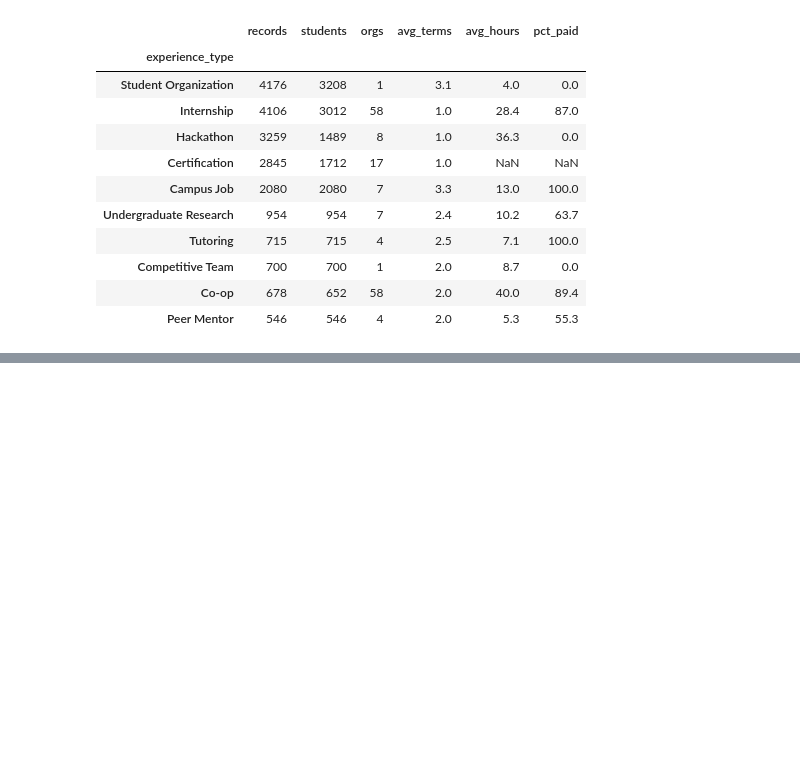
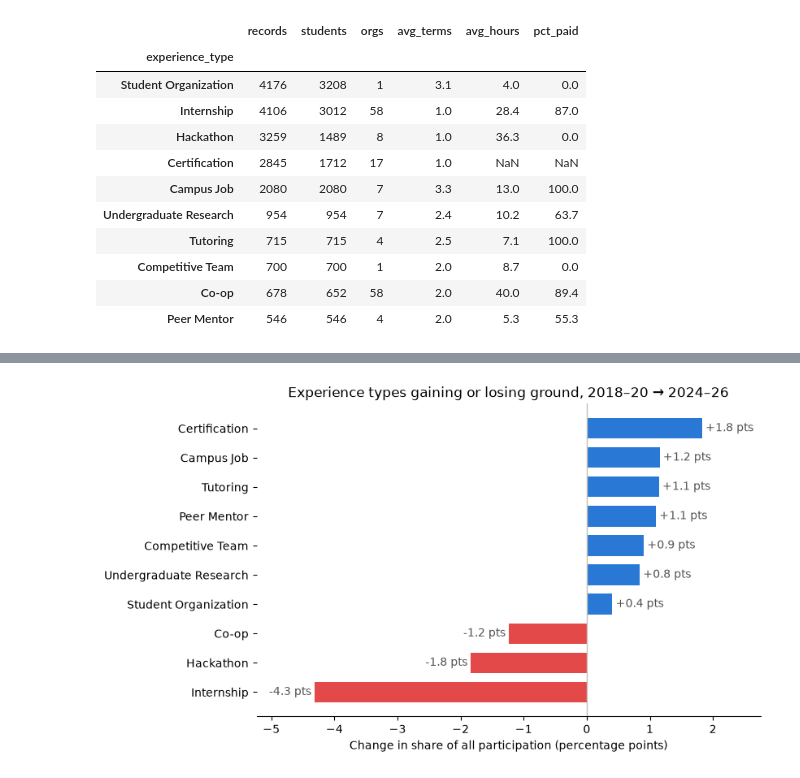
Before and after one commit to WestphalianFresco/TSWhackUMBC, a Jupyter notebook: file.ipynb, the cells around one changed output, grey strips where cells are left out. Drawn from its saved outputs; the diff is of its cells as text; code cells hidden in the pictures; blank space fills up the shorter version.

```diff
--- a/file.ipynb
+++ b/file.ipynb
@@ -90,0 +85,20 @@ plt.show()
+# %%
+# Chart: change in each experience type's share of all participation, 2018–20 → 2024–26, diverging bar
+# share, not raw counts: current students make recent years busier for every type
+year = stuExp["term"].str[-4:].astype(int)
+period = pd.cut(year, [2017, 2020, 2023, 2026], labels=["2018–20", "2021–23", "2024–26"])
+typeJoins = pd.DataFrame({"type": stuExp["experience_type"], "period": period, "campus_id": stuExp["campus_id"]}).drop_duplicates()
+typeShare = pd.crosstab(typeJoins["type"], typeJoins["period"], normalize="columns") * 100
+typeChange = (typeShare["2024–26"] - typeShare["2018–20"]).sort_values()
+
+fig, ax = plt.subplots(figsize=(8, 5))
+ax.barh(typeChange.index, typeChange, color=["#2a78d6" if v > 0 else "#e34948" for v in typeChange], height=0.7)
+ax.bar_label(ax.containers[0], labels=[f"{v:+.1f} pts" for v in typeChange], padding=3, color="#52514e")
+ax.axvline(0, color="#c3c2b7", linewidth=1)
+ax.margins(x=0.15)
+ax.set(xlabel="Change in share of all participation (percentage points)",
+       title="Experience types gaining or losing ground, 2018–20 → 2024–26")
+ax.spines[["top", "right", "left"]].set_visible(False)
+plt.show()
+# %% [output]
+[figure, added]
```
Also changed, not shown: parts of 20 cells of this notebook, 4 other files.
